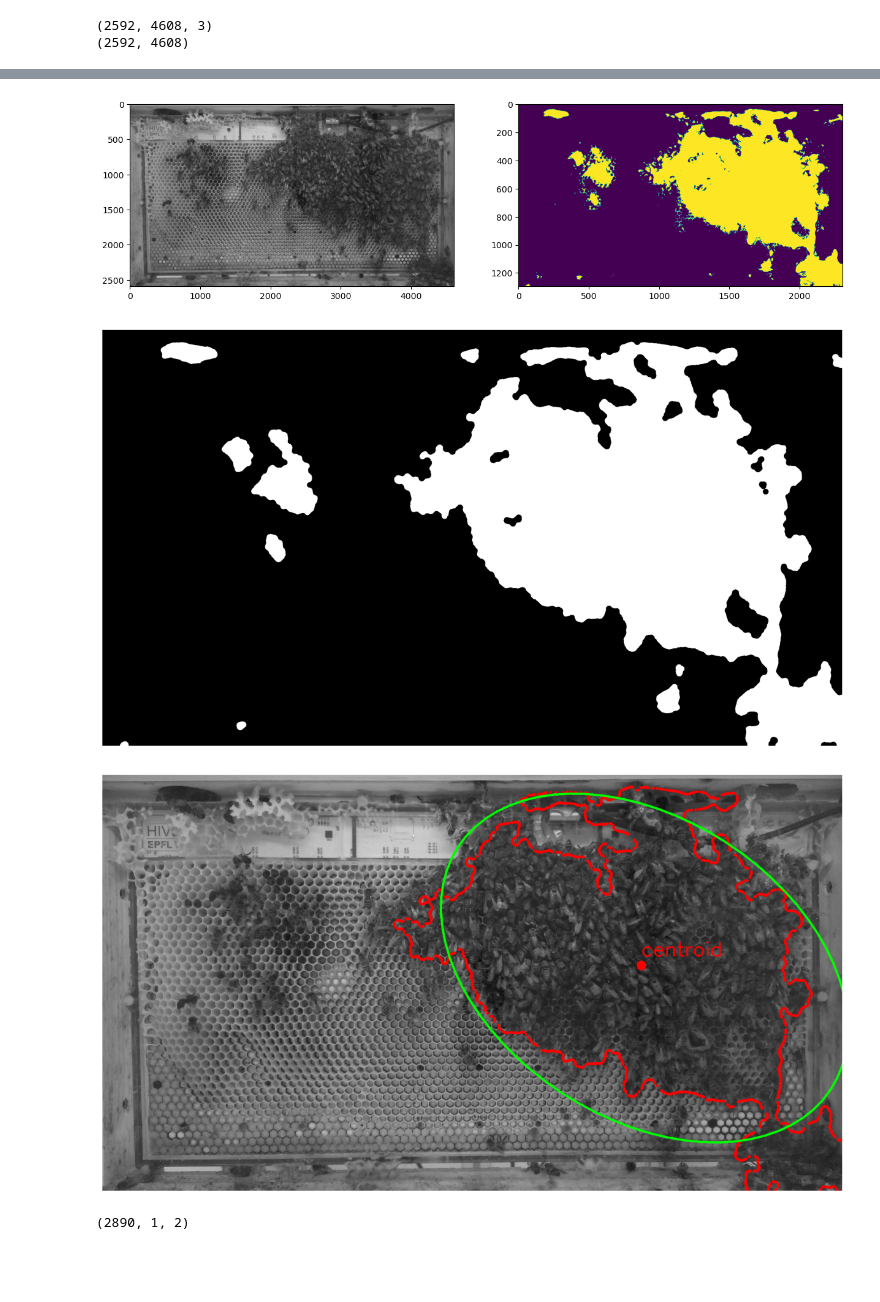
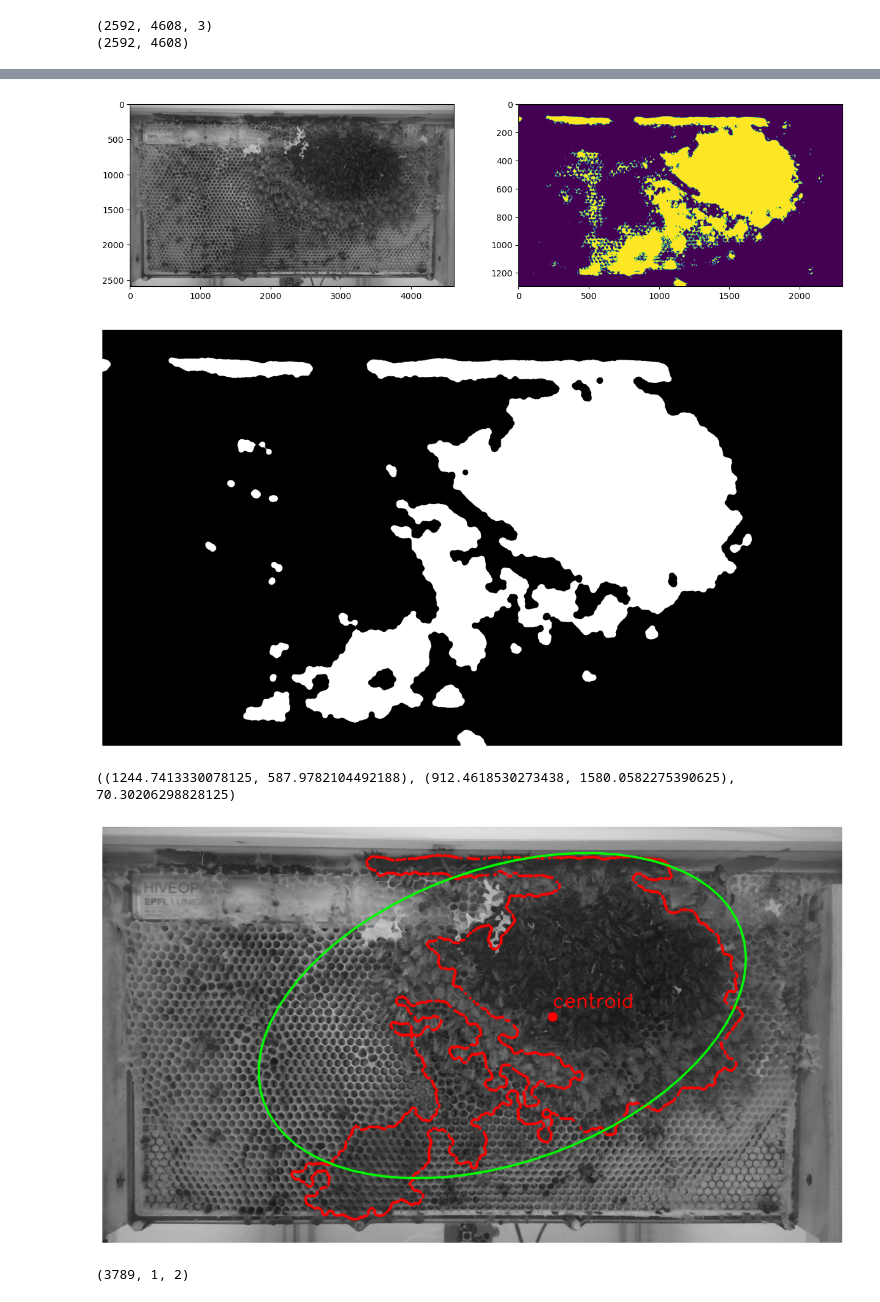
Before and after one commit to epfl-mobots/IR-imaging-2024, a Jupyter notebook: ilastik/pipeline.ipynb, the cells around one changed output, grey strips where cells are left out. Saved outputs shown, nothing was run; the diff lists cells and outputs as text; code cells hidden in the pictures; blank space fills up the shorter version.

```diff
--- a/ilastik/pipeline.ipynb
+++ b/ilastik/pipeline.ipynb
@@ -62,13 +62,13 @@ with h5py.File(filename, "r") as f:
 # %%
-cv2.imwrite('img_cyril_gray_resized_Probabilities.png', ds_arr)
-mask = cv2.imread('img_cyril_gray_resized_Probabilities.png', cv2.IMREAD_GRAYSCALE)
+cv2.imwrite('h1r2_gray_resized_Probabilities.png', ds_arr)
+mask = cv2.imread('h1r2_gray_resized_Probabilities.png', cv2.IMREAD_GRAYSCALE)
 
 fig, ax = plt.subplots(1, 2, figsize=(15, 15))
-ax[0].imshow(cv2.imread('img_cyril_gray.jpg'), cmap='gray')
+ax[0].imshow(cv2.imread('h1r2_gray.jpg'), cmap='gray')
 ax[1].imshow(mask)
 plt.show()
 # %% [output]
-[figure, old version]
+[figure, new version]
 # %%
 # morphology
 mask_open = opening(mask, disk(9))
@@ -80,38 +80,39 @@ ax.axis('off')
 # ax.set_title('Random Forest Classifier - Mask after morphological operations')
 plt.show()
 # %% [output]
-[figure, old version]
+[figure, new version]
 # %%
-input_image = cv2.resize(cv2.imread('img_cyril_gray.jpg'), (0,0), fx=0.5, fy=0.5)
+input_image = cv2.resize(cv2.imread('h1r2_gray.jpg'), (0,0), fx=0.5, fy=0.5)
 
 # now we can find the contours
 
 img_contour = (mask_closed).astype(np.uint8) #convert to uint8 because findContours only accepts uint8
 contours, _ = cv2.findContours(img_contour, cv2.RETR_EXTERNAL, cv2.CHAIN_APPROX_SIMPLE) #find contours
 contour = max(contours, key=cv2.contourArea) #get the biggest contour
 img_contour = cv2.cvtColor(img_contour, cv2.COLOR_GRAY2BGR) #convert to BGR because drawContours only accepts BGR
 cv2.drawContours(input_image, contour, -1, (255, 0, 0), 7) #draw the biggest contour
 
 # find the centroid of the contour
 M = cv2.moments(contour)
 cX = int(M["m10"] / M["m00"])
 cY = int(M["m01"] / M["m00"])
 # plot it on the image
 cv2.circle(input_image, (cX, cY), 15, (255, 0, 0), -1)
 cv2.putText(input_image, "centroid", (cX, cY - 30), cv2.FONT_HERSHEY_SIMPLEX, 2, (255, 0, 0), 4);
 
 ellipse = cv2.fitEllipse(contour)
 cv2.ellipse(input_image, ellipse, color=(0,255,0), thickness=5)
-# print(ellipse[1][0]/ellipse[1][1])
+print(ellipse)
 fig, ax = plt.subplots(1, 1, figsize=(15, 15))
 ax.imshow(input_image, cmap='gray')
 ax.axis('off')
 # ax.set_title('Random Forest Classifier - Centroid, Contour and best fitted Ellipse')
 plt.show()
 print(contour.shape)
 # %% [output]
+((1244.7413330078125, 587.9782104492188), (912.4618530273438, 1580.0582275390625), 70.30206298828125)
-[figure, old version]
+[figure, new version]
-(2890, 1, 2)
+(3789, 1, 2)
 # %%
 # make a mask consited of the ellipse
 mask_ellipse = np.zeros_like(mask_closed)
```
Also changed, not shown: parts of 7 cells of this notebook.
